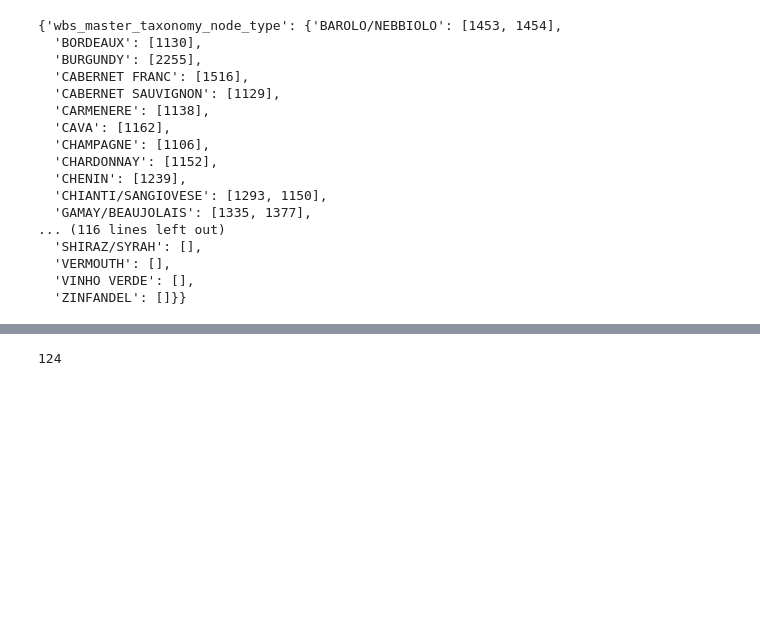
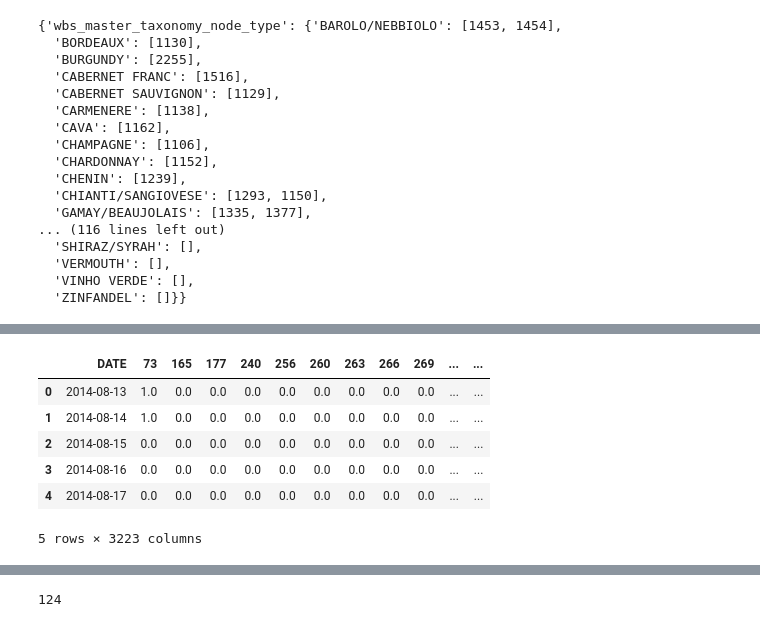
Before and after one commit to JocelynF/WineRegions, a Jupyter notebook: Testing Page Weights.ipynb, the cells around one changed output, grey strips where cells are left out. Cells and saved outputs as stored; diff of their text form; code cells hidden in the pictures; blank space fills up the shorter version.

```diff
--- a/Testing Page Weights.ipynb
+++ b/Testing Page Weights.ipynb
@@ -294,0 +277,10 @@ def convert_csv_input(df, column):
+# %%
+pageviews.head()
+# %% [output]
+|  | DATE | 73 | 165 | 177 | 240 | 256 | 260 | 263 | 266 | 269 | ... | ... |
+| 0 | 2014-08-13 | 1.0 | 0.0 | 0.0 | 0.0 | 0.0 | 0.0 | 0.0 | 0.0 | 0.0 | ... | ... |
+| 1 | 2014-08-14 | 1.0 | 0.0 | 0.0 | 0.0 | 0.0 | 0.0 | 0.0 | 0.0 | 0.0 | ... | ... |
+| 2 | 2014-08-15 | 0.0 | 0.0 | 0.0 | 0.0 | 0.0 | 0.0 | 0.0 | 0.0 | 0.0 | ... | ... |
+| 3 | 2014-08-16 | 0.0 | 0.0 | 0.0 | 0.0 | 0.0 | 0.0 | 0.0 | 0.0 | 0.0 | ... | ... |
+| 4 | 2014-08-17 | 0.0 | 0.0 | 0.0 | 0.0 | 0.0 | 0.0 | 0.0 | 0.0 | 0.0 | ... | ... |
+5 rows × 3223 columns
```
Also changed, not shown: parts of 19 cells of this notebook, 3 other files.
